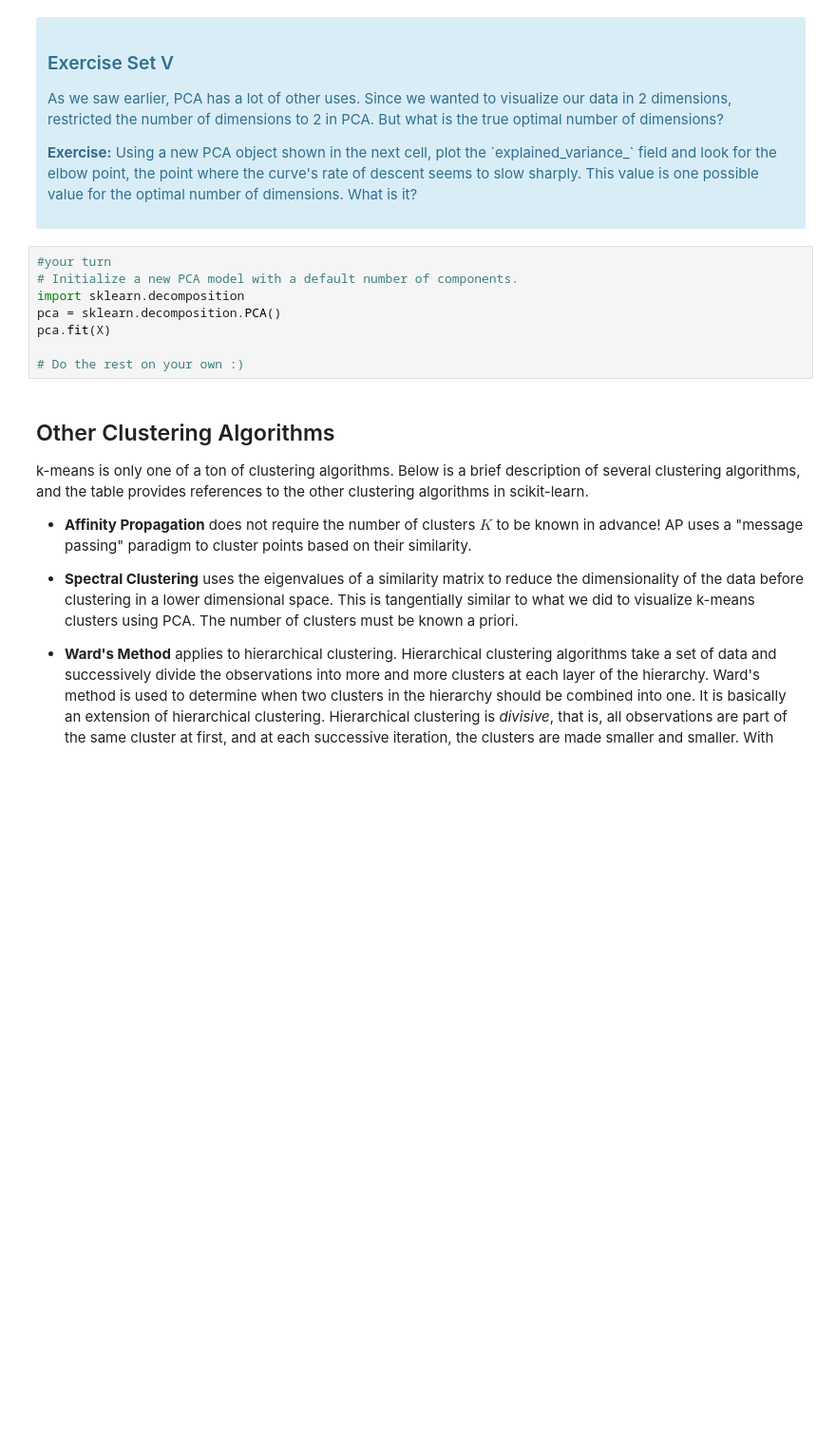
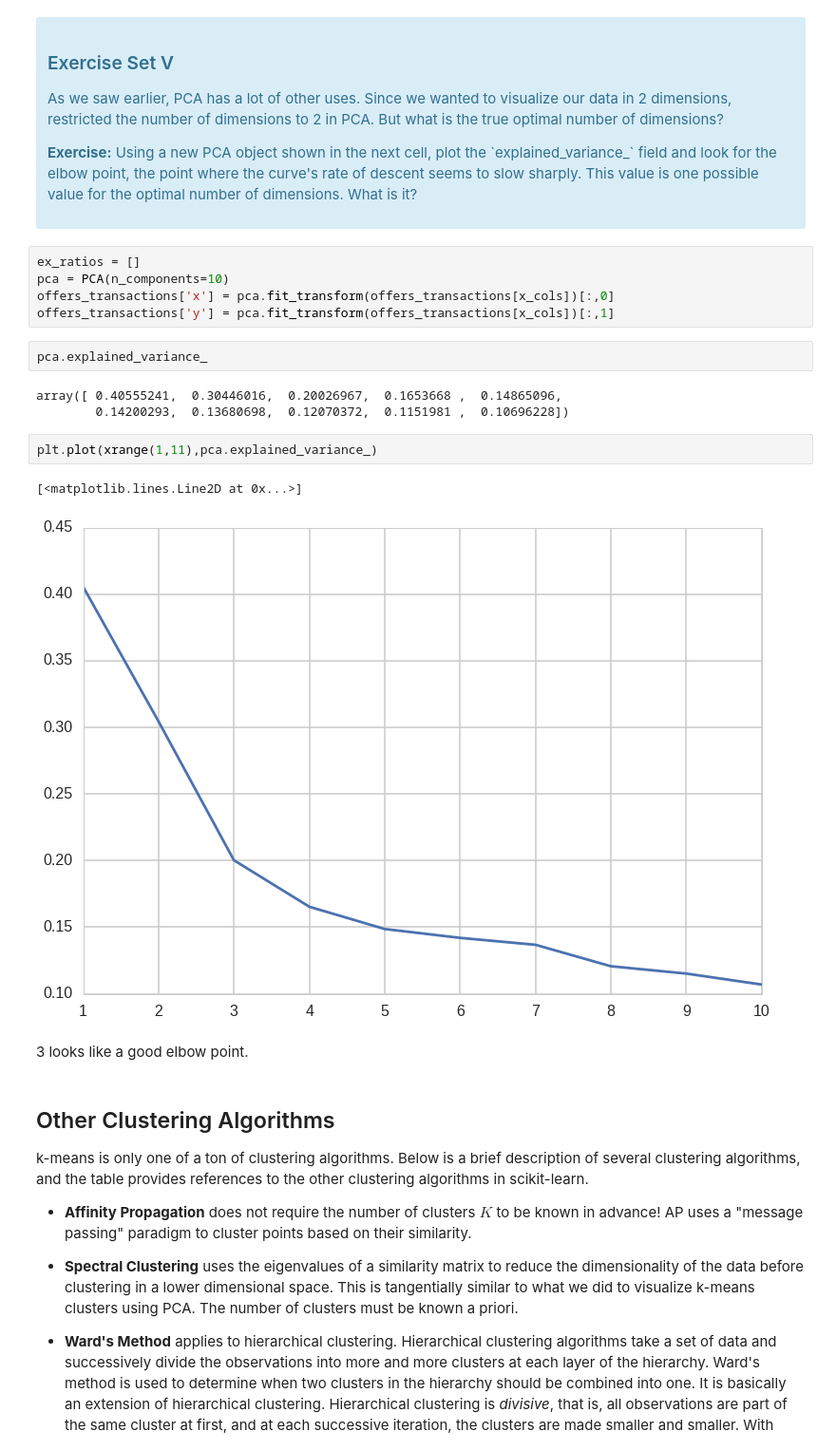
Before and after one commit to rsibi/Springboard, a Jupyter notebook: Machine Learning/clustering/Mini_Project_Clustering.ipynb, the cells around one changed output. Shown at 95% size. Cells and saved outputs as stored; diff of their text form; blank space fills up the shorter version.

```diff
--- a/Machine Learning/clustering/Mini_Project_Clustering.ipynb
+++ b/Machine Learning/clustering/Mini_Project_Clustering.ipynb
@@ -250,14 +311,23 @@ What we've done is we've taken those columns of 0/1 indicator variables, and we'
 
 <p><b>Exercise:</b> Using a new PCA object shown in the next cell, plot the `explained_variance_` field and look for the elbow point, the point where the curve's rate of descent seems to slow sharply. This value is one possible value for the optimal number of dimensions. What is it?</p>
 </div>
-# %%
-#your turn
-# Initialize a new PCA model with a default number of components.
-import sklearn.decomposition
-pca = sklearn.decomposition.PCA()
-pca.fit(X)
-
-# Do the rest on your own :)
+# %%
+ex_ratios = []
+pca = PCA(n_components=10)
+offers_transactions['x'] = pca.fit_transform(offers_transactions[x_cols])[:,0]
+offers_transactions['y'] = pca.fit_transform(offers_transactions[x_cols])[:,1]
+# %%
+pca.explained_variance_
+# %% [output]
+array([ 0.40555241,  0.30446016,  0.20026967,  0.1653668 ,  0.14865096,
+        0.14200293,  0.13680698,  0.12070372,  0.1151981 ,  0.10696228])
+# %%
+plt.plot(xrange(1,11),pca.explained_variance_)
+# %% [output]
+[<matplotlib.lines.Line2D at 0x...>]
+[figure, added]
+# %% [markdown]
+3 looks like a good elbow point.
 # %% [markdown]
 ## Other Clustering Algorithms
 
```
Also changed, not shown: parts of 22 cells of this notebook.
